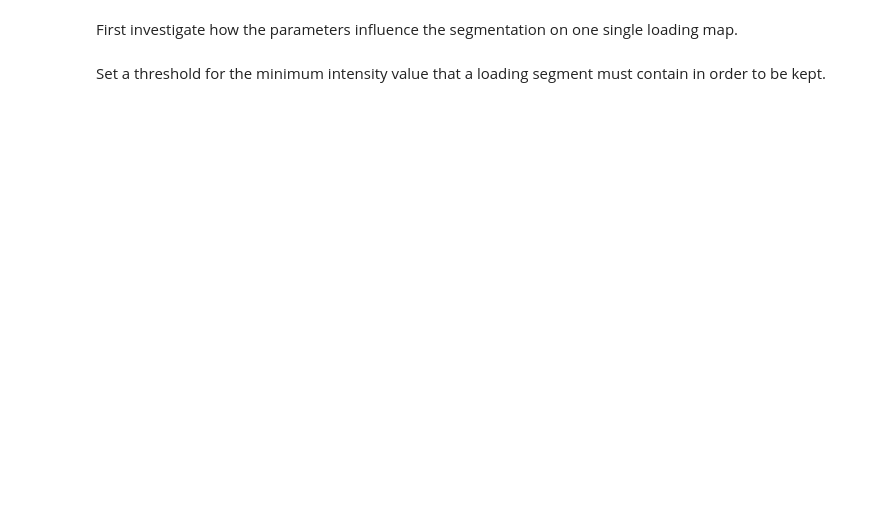
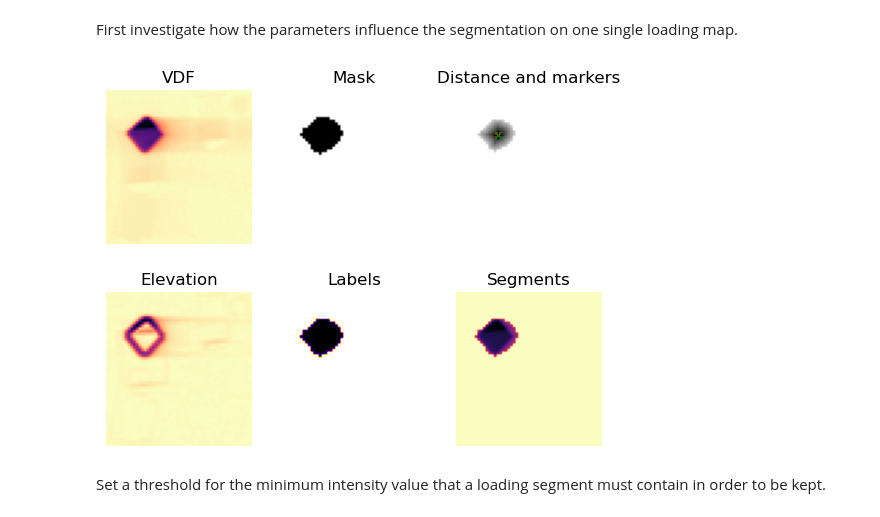
Before and after one commit to pyxem/pyxem-demos, a Jupyter notebook: 06 Nanocrystal segmentation in SPED data - Demonstration on partly overlapping MgO cubes.ipynb, the cells around one changed output. Cells and saved outputs as stored; diff of their text form; code cells hidden in the pictures; blank space fills up the shorter version.

```diff
--- a/06 Nanocrystal segmentation in SPED data - Demonstration on partly overlapping MgO cubes.ipynb
+++ b/06 Nanocrystal segmentation in SPED data - Demonstration on partly overlapping MgO cubes.ipynb
@@ -424,13 +616,15 @@ marker_radius = 2
 exclude_border = 1
 threshold = True
 # %%
-i =1
+i =2
 sep_i = separate_watershed(
     learn_corr.loadings.data[i], min_distance=min_distance,
     min_size=min_size, max_size=max_size,
     max_number_of_grains=max_number_of_grains,
     exclude_border=exclude_border,
     marker_radius=marker_radius, threshold=True, plot_on=True)
+# %% [output]
+[figure, added]
 # %% [markdown]
 Set a threshold for the minimum intensity value that a loading segment must contain in order to be kept.
 # %%
```
Also changed, not shown: parts of 55 cells of this notebook.
